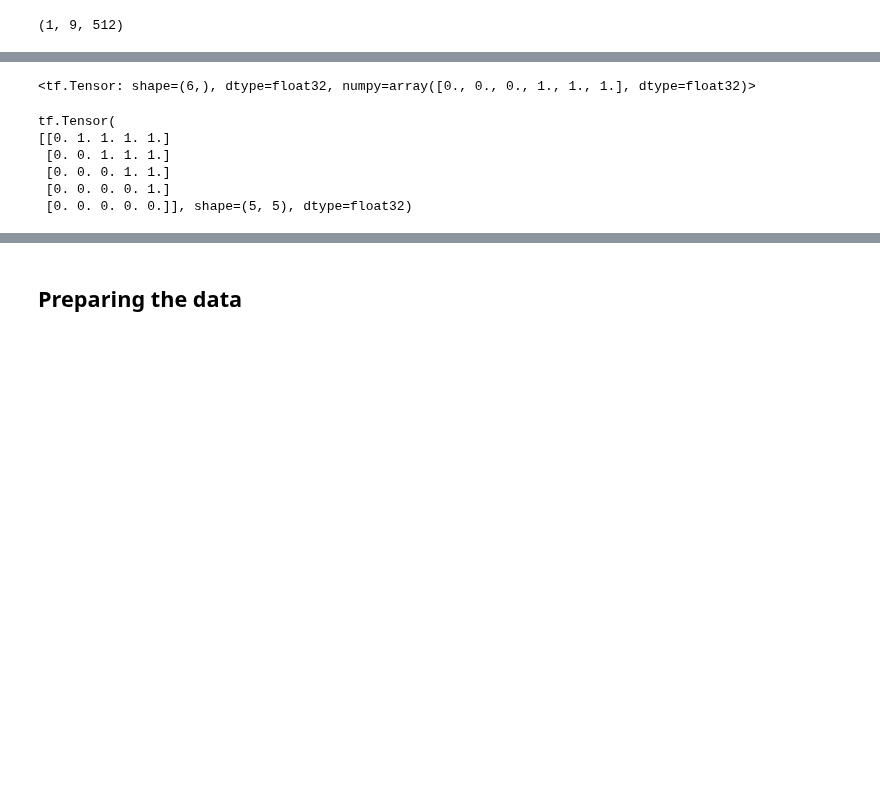
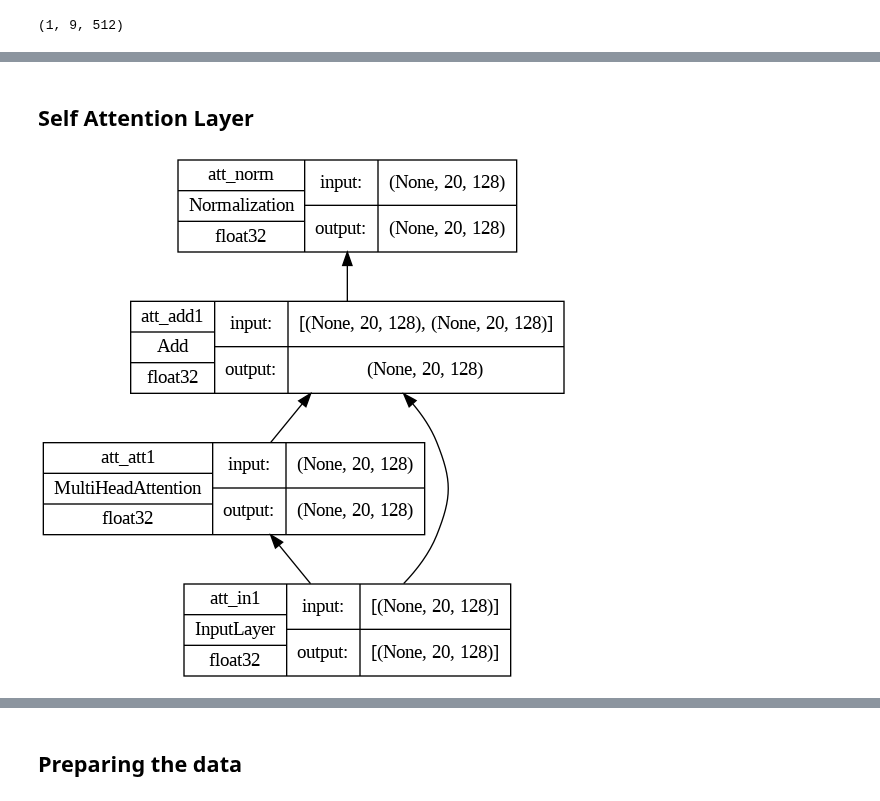
Before and after one commit to sriksmachi/sriksml, a Jupyter notebook: language-models/transformers_001.ipynb, the cells around one changed output, grey strips where cells are left out. Drawn from its saved outputs; the diff is of its cells as text; code cells hidden in the pictures; blank space fills up the shorter version.

```diff
--- a/language-models/transformers_001.ipynb
+++ b/language-models/transformers_001.ipynb
@@ -25,15 +25,0 @@ class DotProductAttention(Layer):
-# %%
-# Testing the DotProductAttention
-
-d_k = 64
-d_v = 64
-batch_size = 64
-input_seq_len = 10
-
-queries = random.random((batch_size, input_seq_len, d_k))
-keys = random.random((batch_size, input_seq_len, d_k))
-values = random.random((batch_size, input_seq_len, d_v))
-
-attention = DotProductAttention()
-attention_weights = attention(queries, keys, values, d_k)
-print(queries.shape)
@@ -287,32 +75,0 @@ print(decoder(tf.random.uniform((batch_size, input_seq_len)),  tf.random.uniform
-# %%
-from tensorflow import math, cast, float32
-from numpy import array
-
-def padding_mask(input):
-  # returns tensor with True for positions with value as 0
-  mask = math.equal(input, 0)
-  # converts false/true to numbers
-  mask = cast(mask, float32)
-  return mask
-
-padding_mask(array([1, 2, 3, 0, 0, 0]))
-# %% [output]
-<tf.Tensor: shape=(6,), dtype=float32, numpy=array([0., 0., 0., 1., 1., 1.], dtype=float32)>
-# %%
-from tensorflow import linalg, ones
-
-def look_ahead_mask(shape):
-  # mask out future entries by replace with 1.0
-  mask = 1- linalg.band_part(ones((shape, shape)), -1, 0)
-  return mask
-
-# the ones values mask out the values that the decoder must not see
-# the prediction of every word should depend on word before that only
-print(look_ahead_mask(5))
-# %% [output]
-tf.Tensor(
-[[0. 1. 1. 1. 1.]
- [0. 0. 1. 1. 1.]
- [0. 0. 0. 1. 1.]
- [0. 0. 0. 0. 1.]
- [0. 0. 0. 0. 0.]], shape=(5, 5), dtype=float32)
@@ -375,0 +76,19 @@ training_model = TransformerModel(enc_vocab_size, dec_vocab_size, enc_seq_length
+# %% [markdown]
+
+## Self Attention Layer
+# %%
+def self_attention(input_shape, num_heads=8, key_dim=128, pref="att", mask=False, **kwargs):
+  inputs = tf.keras.layers.Input(shape=input_shape, dtype='float32', name=f"{pref}_in1")
+  attention = tf.keras.layers.MultiHeadAttention(num_heads, key_dim, name=f"{pref}_att1", **kwargs)
+  norm = tf.keras.layers.Normalization(name=f"{pref}_norm")
+  add = tf.keras.layers.Add(name=f"{pref}_add1")
+  att_out = attention(query=inputs, value=inputs, key=inputs, use_causal_mask=mask)
+  outputs = norm(add([inputs, att_out]))
+  model = tf.keras.Model(inputs=inputs, outputs=outputs, name=f"{pref}_att")
+  return model
+
+model = self_attention(input_shape=[20, 128])
+tf.keras.utils.plot_model(model, "self_attention.png", show_shapes=True, show_dtype=True,
+                          show_layer_names=True, rankdir='BT', show_layer_activations=True)
+# %% [output]
+[figure, added]
```
Also changed, not shown: parts of 41 cells of this notebook.
